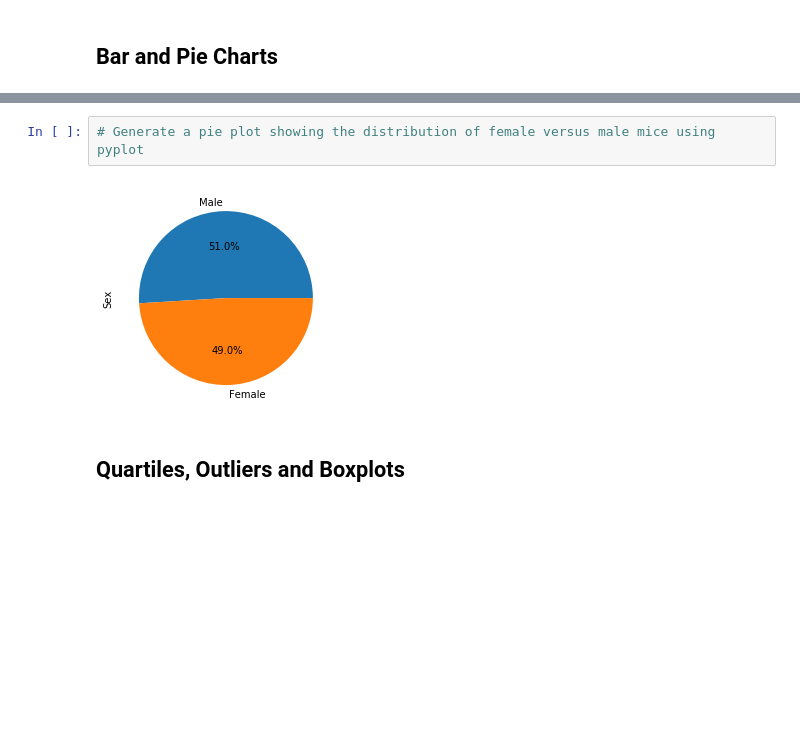
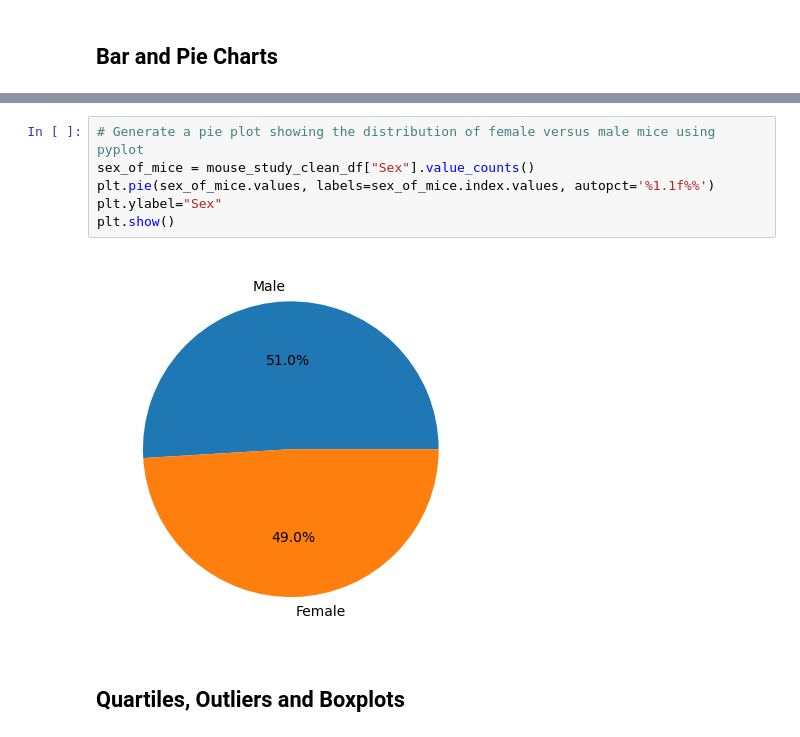
Before and after one commit to mlech413/Matplotlib-Data-Visualization, a Jupyter notebook: Pymaceuticals/pymaceuticals.ipynb, the cells around one changed output, grey strips where cells are left out. Drawn from its saved outputs; the diff is of its cells as text; blank space fills up the shorter version.

```diff
--- a/Pymaceuticals/pymaceuticals.ipynb
+++ b/Pymaceuticals/pymaceuticals.ipynb
@@ -162,7 +178,11 @@ mouse_study_clean_df.groupby('Drug Regimen').agg({'Tumor Volume (mm3)':['mean','
 # %%
 # Generate a pie plot showing the distribution of female versus male mice using pyplot
+sex_of_mice = mouse_study_clean_df["Sex"].value_counts()
+plt.pie(sex_of_mice.values, labels=sex_of_mice.index.values, autopct='%1.1f%%')
+plt.ylabel="Sex"
+plt.show()
 # %% [output]
-[figure, old version]
+[figure, new version]
 # %% [markdown]
 ## Quartiles, Outliers and Boxplots
 # %%
```
Also changed, not shown: parts of 10 cells of this notebook.
